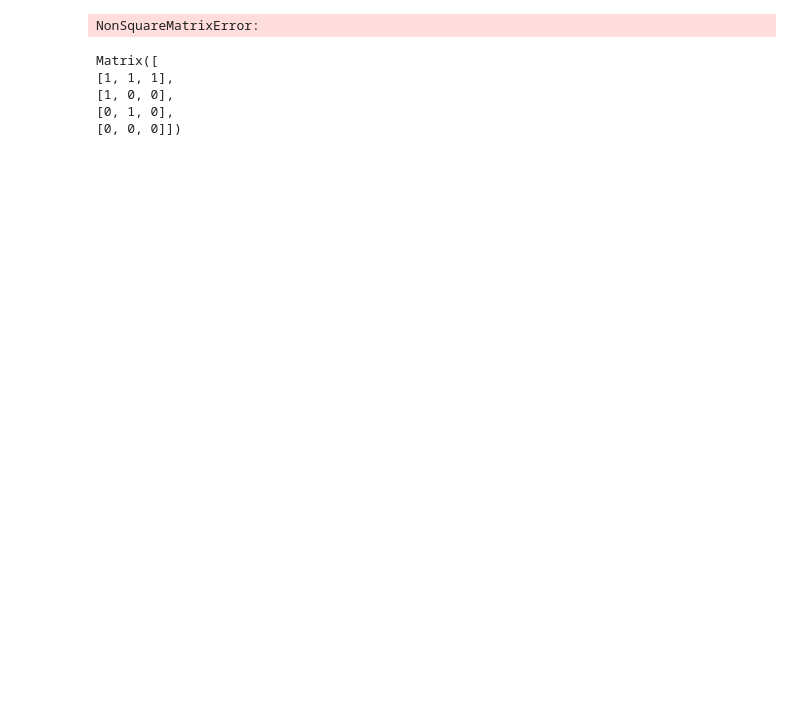
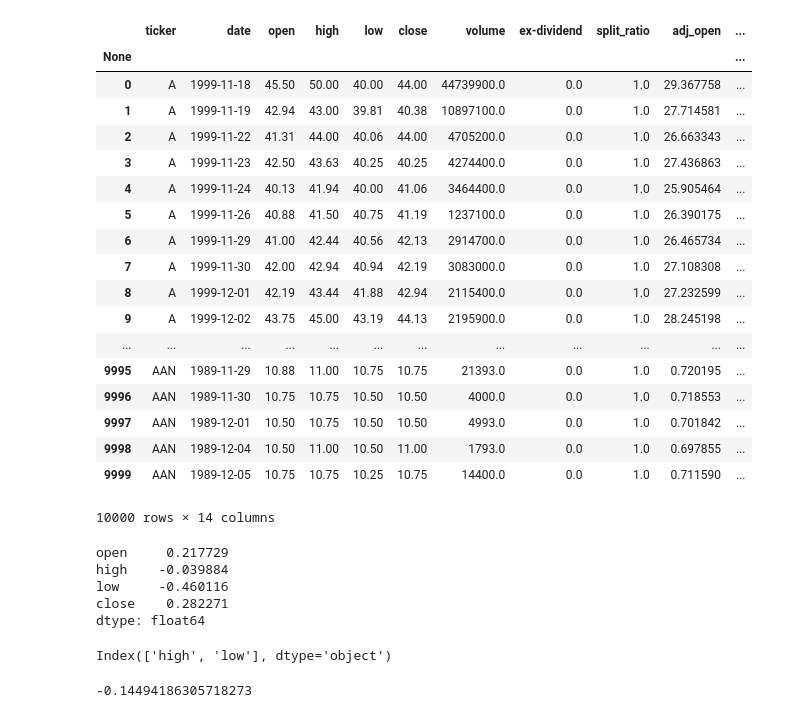
Before and after one commit to JuanIgnacioGil/NeuralNetworks, a Jupyter notebook: Untitled.ipynb, the cells around one changed output. Saved outputs shown, nothing was run; the diff lists cells and outputs as text; code cells hidden in the pictures; blank space fills up the shorter version.

```diff
--- a/Untitled.ipynb
+++ b/Untitled.ipynb
@@ -7,13 +1,29 @@ from sympy.matrices import *
-# %%
-m = Matrix(4,3,[1, 1, 1, 1, 0, 0, 0, 1, 0, 0, 0, 0])
-m.eigenvects()
-# %% [output]
-NonSquareMatrixError:
-# %%
-meigenvects(
-# %% [output]
-Matrix([
-[1, 1, 1],
-[1, 0, 0],
-[0, 1, 0],
-[0, 0, 0]])
+# %%
+import numpy as np
+import pandas as pd
+import quandl
+quandl.ApiConfig.api_key = '_fEwkxxAtD8CooCSc3NZ'
+# %%
+data = quandl.get_table('WIKI/PRICES')
+# %%
+data
+# %% [output]
+|  | ticker | date | open | high | low | close | volume | ex-dividend | split_ratio | adj_open | ... |
+| None |  |  |  |  |  |  |  |  |  |  | ... |
+| 0 | A | 1999-11-18 | 45.50 | 50.00 | 40.00 | 44.00 | 44739900.0 | 0.0 | 1.0 | 29.367758 | ... |
+| 1 | A | 1999-11-19 | 42.94 | 43.00 | 39.81 | 40.38 | 10897100.0 | 0.0 | 1.0 | 27.714581 | ... |
+| 2 | A | 1999-11-22 | 41.31 | 44.00 | 40.06 | 44.00 | 4705200.0 | 0.0 | 1.0 | 26.663343 | ... |
+| 3 | A | 1999-11-23 | 42.50 | 43.63 | 40.25 | 40.25 | 4274400.0 | 0.0 | 1.0 | 27.436863 | ... |
+| 4 | A | 1999-11-24 | 40.13 | 41.94 | 40.00 | 41.06 | 3464400.0 | 0.0 | 1.0 | 25.905464 | ... |
+| 5 | A | 1999-11-26 | 40.88 | 41.50 | 40.75 | 41.19 | 1237100.0 | 0.0 | 1.0 | 26.390175 | ... |
+| 6 | A | 1999-11-29 | 41.00 | 42.44 | 40.56 | 42.13 | 2914700.0 | 0.0 | 1.0 | 26.465734 | ... |
+| 7 | A | 1999-11-30 | 42.00 | 42.94 | 40.94 | 42.19 | 3083000.0 | 0.0 | 1.0 | 27.108308 | ... |
+| 8 | A | 1999-12-01 | 42.19 | 43.44 | 41.88 | 42.94 | 2115400.0 | 0.0 | 1.0 | 27.232599 | ... |
+| 9 | A | 1999-12-02 | 43.75 | 45.00 | 43.19 | 44.13 | 2195900.0 | 0.0 | 1.0 | 28.245198 | ... |
+| ... | ... | ... | ... | ... | ... | ... | ... | ... | ... | ... | ... |
+| 9995 | AAN | 1989-11-29 | 10.88 | 11.00 | 10.75 | 10.75 | 21393.0 | 0.0 | 1.0 | 0.720195 | ... |
+| 9996 | AAN | 1989-11-30 | 10.75 | 10.75 | 10.50 | 10.50 | 4000.0 | 0.0 | 1.0 | 0.718553 | ... |
+| 9997 | AAN | 1989-12-01 | 10.50 | 10.75 | 10.50 | 10.50 | 4993.0 | 0.0 | 1.0 | 0.701842 | ... |
+| 9998 | AAN | 1989-12-04 | 10.50 | 11.00 | 10.50 | 11.00 | 1793.0 | 0.0 | 1.0 | 0.697855 | ... |
+| 9999 | AAN | 1989-12-05 | 10.75 | 10.75 | 10.25 | 10.75 | 14400.0 | 0.0 | 1.0 | 0.711590 | ... |
+10000 rows × 14 columns
@@ -19,0 +47,16 @@ Matrix([
+# %%
+normalized_weights
+# %% [output]
+open     0.217729
+high    -0.039884
+low     -0.460116
+close    0.282271
+dtype: float64
+# %%
+normalized_weights.index[normalized_weights < 0]
+# %% [output]
+Index(['high', 'low'], dtype='object')
+# %%
+np.percentile(normalized_weights, 25)
+# %% [output]
+-0.14494186305718273
```
Also changed, not shown: parts of 5 cells of this notebook, 9 other files.
